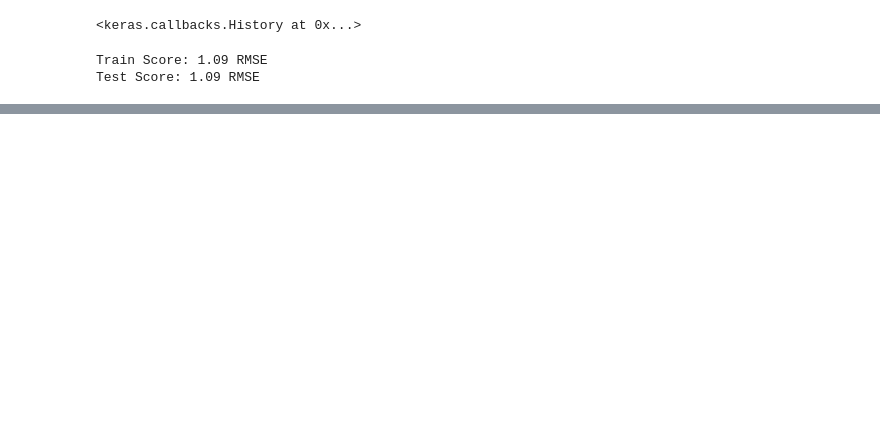
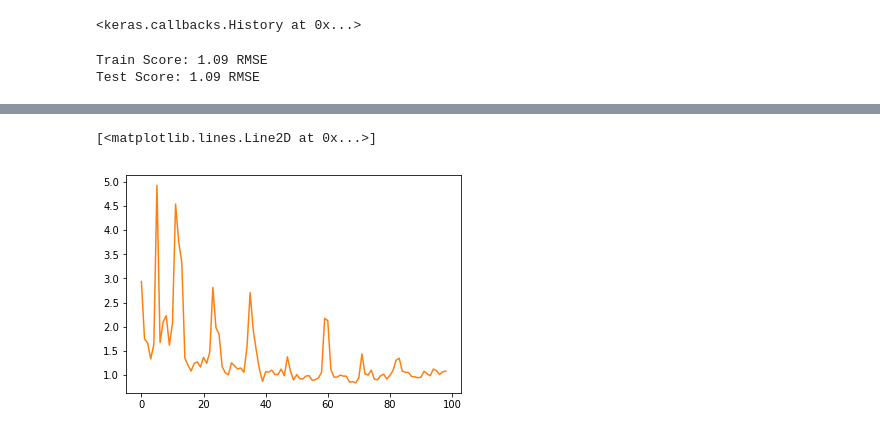
Before and after one commit to canclini/rnn_disk_sub_systems, a Jupyter notebook: SVC Time Prediction with LTSM.ipynb, the cells around one changed output, grey strips where cells are left out. Saved outputs shown, nothing was run; the diff lists cells and outputs as text; code cells hidden in the pictures; blank space fills up the shorter version.

```diff
--- a/SVC Time Prediction with LTSM.ipynb
+++ b/SVC Time Prediction with LTSM.ipynb
@@ -164,0 +149,6 @@ AttributeError: module 'numpy' has no attribute 'teshape'
+# %%
+plt.plot(scaler.inverse_transform(dataset)[len(trainPredictPlot):len(trainPredictPlot)+100])
+plt.plot(trainPredictPlot[1:100])
+# %% [output]
+[<matplotlib.lines.Line2D at 0x...>]
+[figure, added]
```
Also changed, not shown: parts of 6 cells of this notebook, 1 other file.
